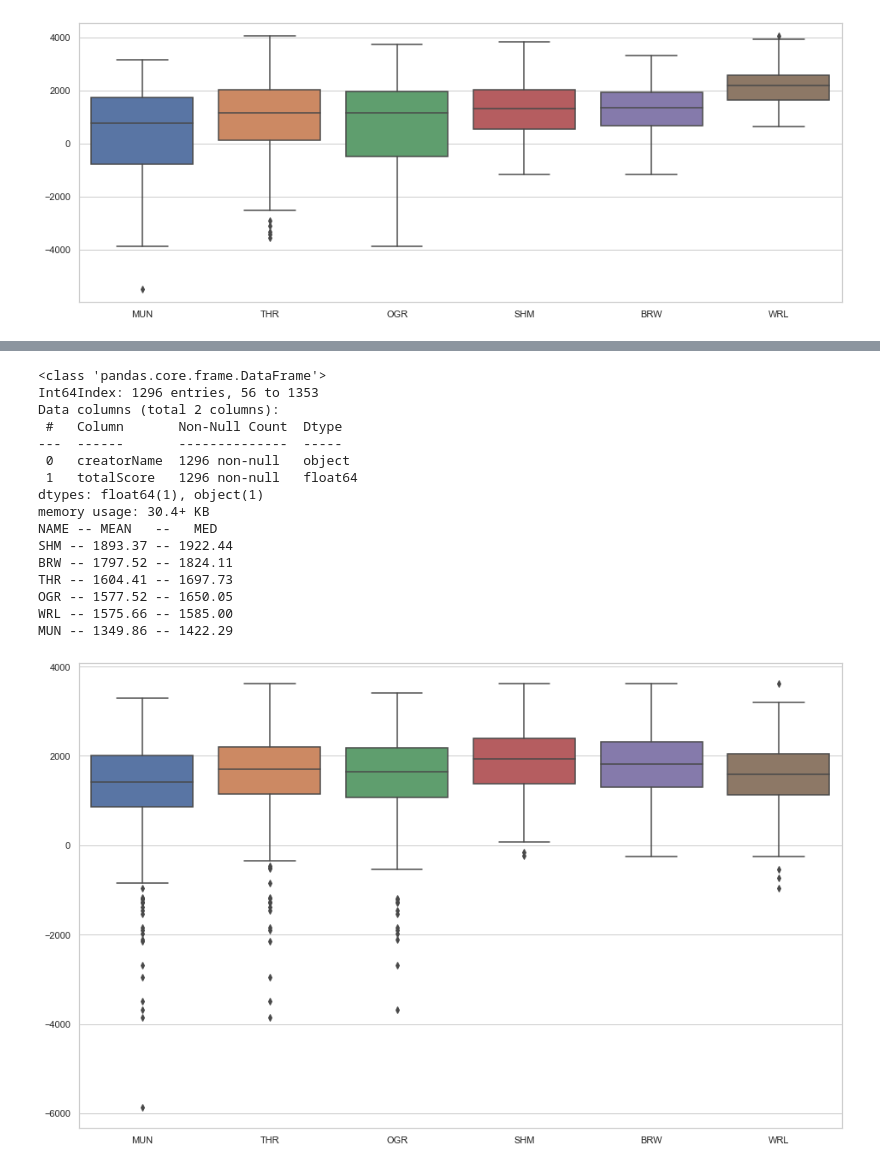
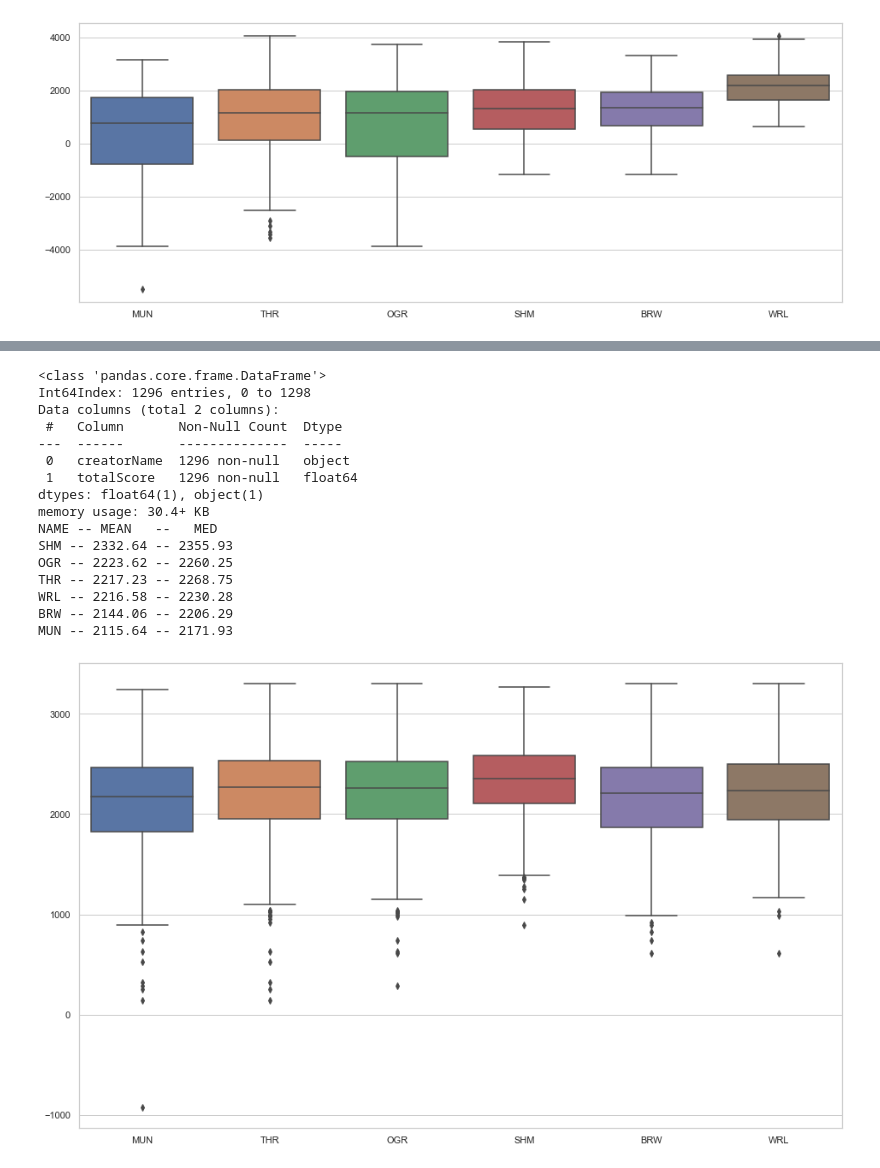
Before and after one commit to Bryukh/AILeagueBalance, a Jupyter notebook: GiantGatesAutoBalancerResults.ipynb, the cells around one changed output, grey strips where cells are left out. Drawn from its saved outputs; the diff is of its cells as text; code cells hidden in the pictures.

Commit message:
unit anlysis with pairs

```diff
--- a/GiantGatesAutoBalancerResults.ipynb
+++ b/GiantGatesAutoBalancerResults.ipynb
@@ -4,7 +4,7 @@ import seaborn as sns
 import matplotlib.pyplot as plt
 # %%
 def take_and_clean(filename, keyword, print_info=False):
-    raw = pd.read_json(f'./data/{filename}.json')
+    raw = pd.read_json(f'./data/giantsGates/{filename}.json')
     ranks = raw[['creatorName', 'totalScore']]
     ranks = ranks[ranks['creatorName'].str.contains(keyword)]
     ranks = ranks[ranks['creatorName'].str.contains('GG')]
@@ -28,7 +28,7 @@ def collect_scores(ranks):
 
 def print_score_data(unit_scores):
     result = []
-    for name in NAMES:
+    for name in unit_scores.columns:
         units = unit_scores[name]
         result.append([name, units.mean(), units.median()])
 
@@ -87,26 +114,27 @@ MUN -- 228.45  -- 777.71
 # %%
-# Version 0.8.23.b
+# Version 0.8.23.j
 # team by 4
 # ALT point with assault
-front_team4_v0 = take_and_clean('rankings23V4', '23B4', True)
-front_team4_v0_scores = collect_scores(front_team4_v0)
-print_score_data(front_team4_v0_scores)
-boxplot_score(front_team4_v0_scores, 10)
+# shaman maxHealth: 100 -> 105
+front_team = take_and_clean('rankings23J4', '23J4', True)
+front_team_scores = collect_scores(front_team)
+print_score_data(front_team_scores)
+boxplot_score(front_team_scores, 10)
 # %% [output]
 <class 'pandas.core.frame.DataFrame'>
-Int64Index: 1296 entries, 56 to 1353
+Int64Index: 1296 entries, 0 to 1298
 Data columns (total 2 columns):
  #   Column       Non-Null Count  Dtype
 ---  ------       --------------  -----
  0   creatorName  1296 non-null   object
  1   totalScore   1296 non-null   float64
 dtypes: float64(1), object(1)
 memory usage: 30.4+ KB
 NAME -- MEAN   --   MED
-SHM -- 1893.37 -- 1922.44
-BRW -- 1797.52 -- 1824.11
-THR -- 1604.41 -- 1697.73
-OGR -- 1577.52 -- 1650.05
-WRL -- 1575.66 -- 1585.00
-MUN -- 1349.86 -- 1422.29
+SHM -- 2332.64 -- 2355.93
+OGR -- 2223.62 -- 2260.25
+THR -- 2217.23 -- 2268.75
+WRL -- 2216.58 -- 2230.28
+BRW -- 2144.06 -- 2206.29
+MUN -- 2115.64 -- 2171.93
-[figure, old version]
+[figure, new version]
```
Also changed, not shown: parts of 7 cells of this notebook, 6 other files.
